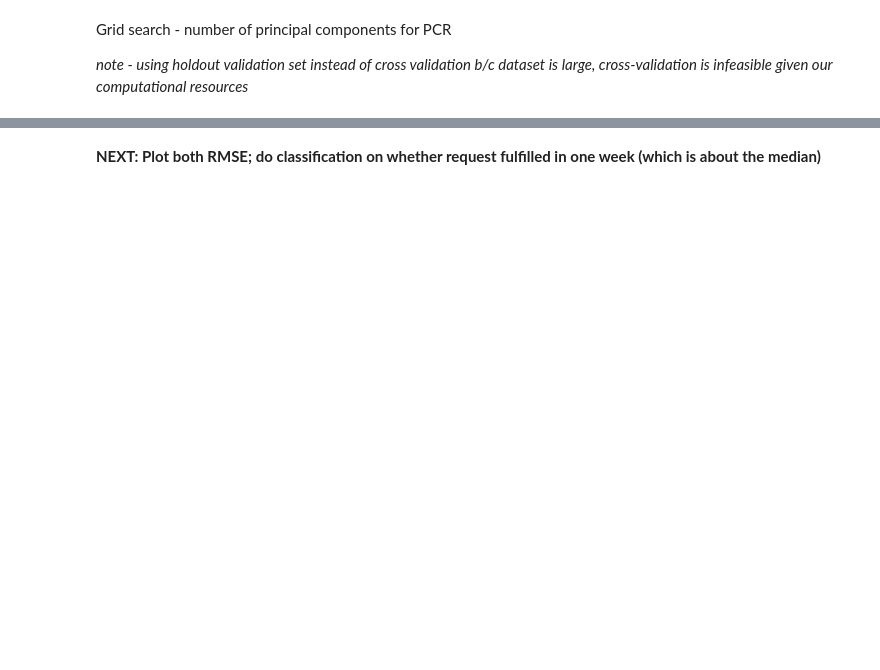
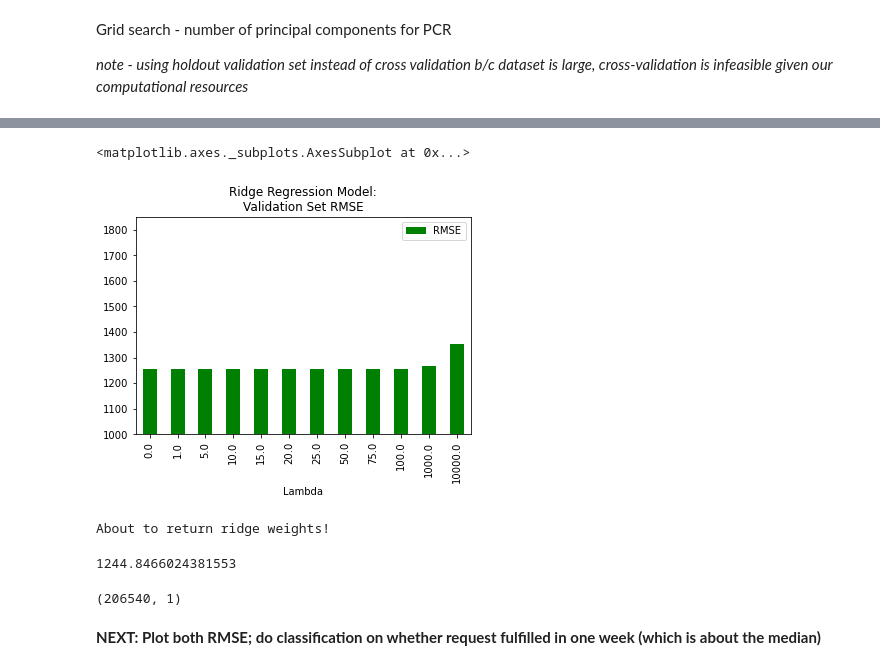
Before and after one commit to FeldmanMike/ml-chicago-311, a Jupyter notebook: notebooks/train_models.ipynb, the cells around one changed output, grey strips where cells are left out. Drawn from its saved outputs; the diff is of its cells as text; code cells hidden in the pictures; blank space fills up the shorter version.

```diff
--- a/notebooks/train_models.ipynb
+++ b/notebooks/train_models.ipynb
@@ -160,6 +208,23 @@ results_ridge_df
 | 9 | 100.0 | 1255.580039 |
 | 10 | 1000.0 | 1268.221612 |
 | 11 | 10000.0 | 1354.351495 |
+# %%
+results_ridge_df.plot.bar(x='Lambda', y='RMSE', ylim=(1000, 1850), color='g', title='''Ridge Regression Model:
+Validation Set RMSE''')
+# %% [output]
+<matplotlib.axes._subplots.AxesSubplot at 0x...>
+[figure, added]
+# %%
+best_w = estimate_weights_using_svd(v_t.T, np.diag(s), u.T, train_targ,
+                                    lamb=10, model='ridge')
+root_mean_squared_error(test_targ, test_feat @ best_w)
+# %% [output]
+About to return ridge weights!
+1244.8466024381553
+# %%
+test_targ.shape
+# %% [output]
+(206540, 1)
 # %% [markdown]
 **NEXT: Plot both RMSE; do classification on whether request fulfilled in one week (which is about the median)**
 # %%
```
Also changed, not shown: parts of 28 cells of this notebook.
